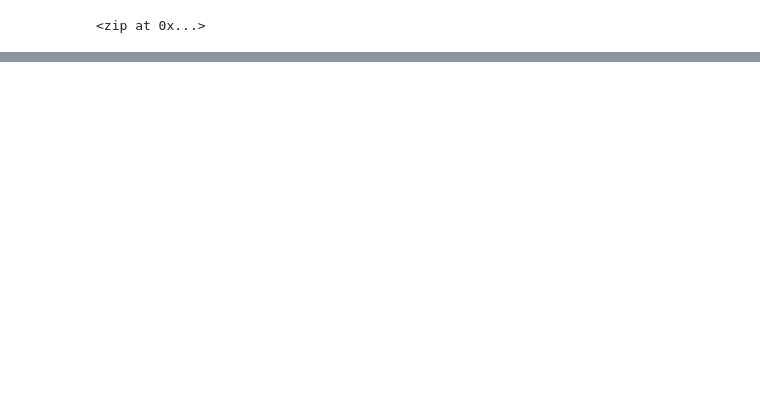
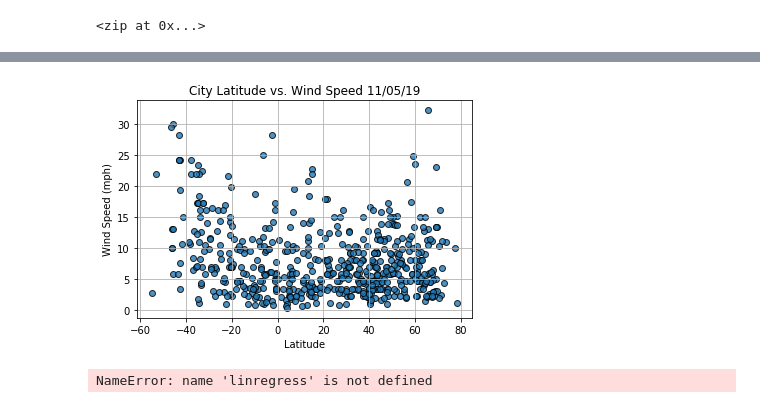
Before and after one commit to jennitian/jennifertian_world-weather-analysis, a Jupyter notebook: WeatherPy.ipynb, the cells around one changed output, grey strips where cells are left out. Saved outputs shown, nothing was run; the diff lists cells and outputs as text; code cells hidden in the pictures; blank space fills up the shorter version.

```diff
--- a/WeatherPy.ipynb
+++ b/WeatherPy.ipynb
@@ -115,0 +188,16 @@ city_data_df.to_csv(output_data_file, index_label="City_ID")
+# %%
+# Build the scatter plots for latitude vs. wind speed.
+plt.scatter(lats,
+            wind_speed,
+            edgecolor="black", linewidths=1, marker="o",
+            alpha=0.8, label="Cities")
+
+# Incorporate the other graph properties.
+plt.title(f"City Latitude vs. Wind Speed "+ time.strftime("%x"))
+plt.ylabel("Wind Speed (mph)")
+plt.xlabel("Latitude")
+plt.grid(True)
+# Save the figure.
+plt.savefig("weather_data/Fig4.png")
+# %% [output]
+[figure, added]
@@ -115,0 +224,8 @@ city_data_df.to_csv(output_data_file, index_label="City_ID")
+# %%
+x_values = northern_hemi_df["Lat"]
+y_values = northern_hemi_df["Max Temp"]
+#call function
+plot_linear_regression(x_values, y_values,
+                       "Linear Regression on the Northern Hemisphere for Maximum Temperature", "Max Temp",(10,40))
+# %% [output]
+NameError: name 'linregress' is not defined
```
Also changed, not shown: parts of 9 cells of this notebook, 7 other files.
